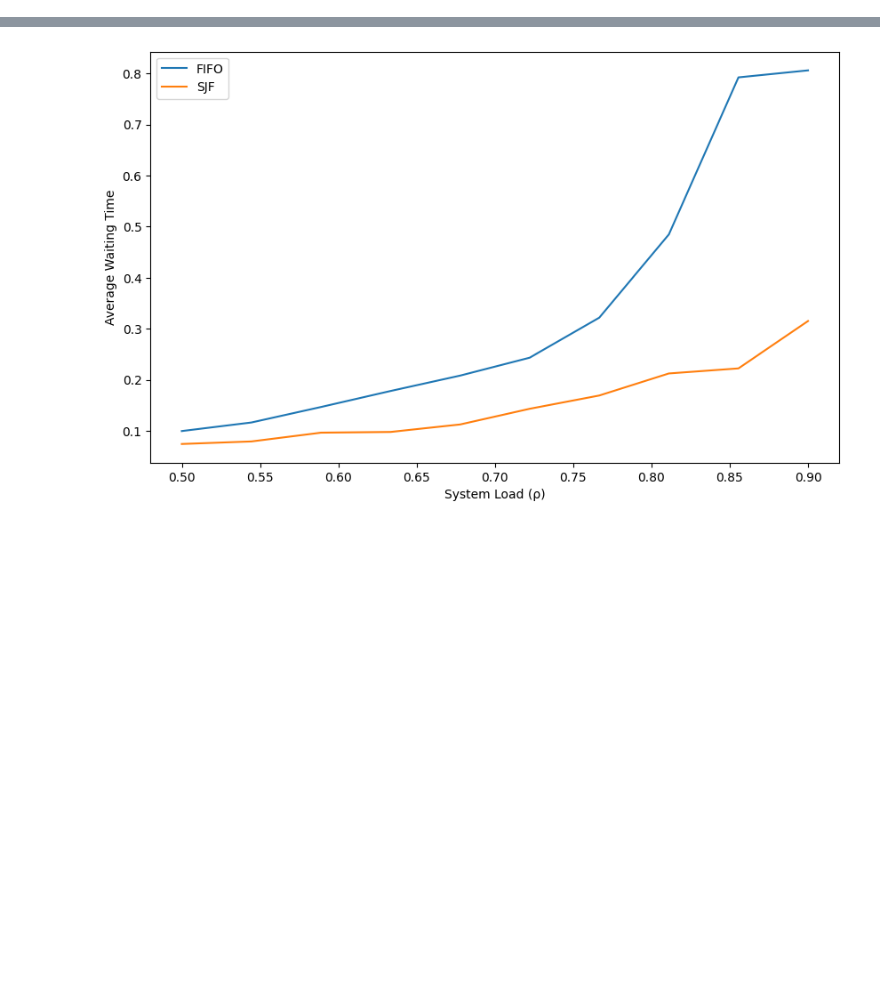
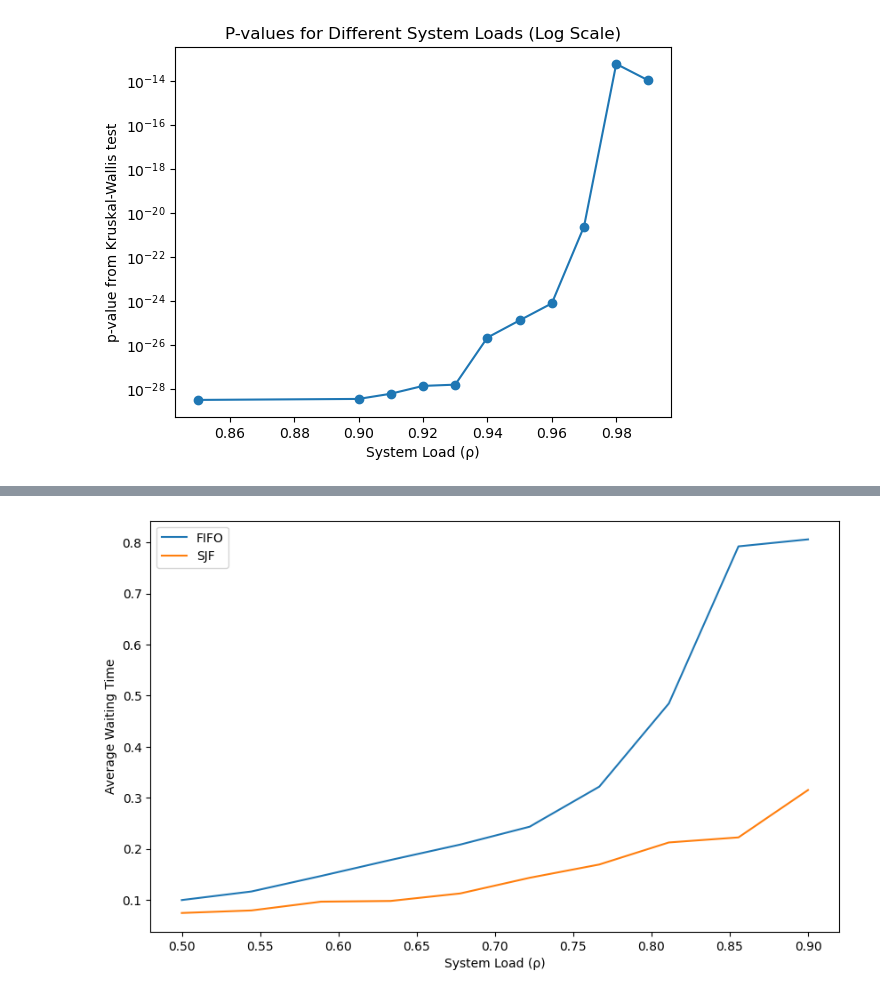
Before and after one commit to jazminli/DES-Simulation-Assignment2, a Jupyter notebook: DES.ipynb, the cells around one changed output, grey strips where cells are left out. Cells and saved outputs as stored; diff of their text form; code cells hidden in the pictures; blank space fills up the shorter version.

```diff
--- a/DES.ipynb
+++ b/DES.ipynb
@@ -264,0 +93,72 @@ Load 0.9: FIFO vs. SJF p-value = 0.0000
+# %%
+from scipy.stats import kruskal
+# Set the random seed for reproducibility
+random.seed(42)
+
+# Define the customer process
+def customer(env, server, service_rate):
+    """Customer process."""
+    arrival_time = env.now
+    with server.request() as request:
+        yield request
+        yield env.timeout(random.expovariate(service_rate))
+        wait_time = env.now - arrival_time
+        wait_times.append(wait_time)
+
+# Define the environment setup
+def setup(env, n_servers, service_rate, arrival_rate):
+    """Setup the simulation environment."""
+    server = simpy.Resource(env, capacity=n_servers)
+    while True:
+        yield env.timeout(random.expovariate(arrival_rate))
+        env.process(customer(env, server, service_rate))
+
+# Run simulation and collect wait times for a given number of servers and arrival rate
+def run_simulation(n_servers, service_rate, arrival_rate, sim_time):
+    env = simpy.Environment()
+    global wait_times
+    wait_times = []  # Initialize wait times for this simulation run
+    env.process(setup(env, n_servers, service_rate, arrival_rate))
+    env.run(until=sim_time)
+    return wait_times
+
+# Parameters
+servers = [1, 2, 4]  # Number of servers
+mu_rate = 1.0  # Service rate
+sim_time = 5000  # Simulation time
+runs = 50  # Number of runs to simulate
+rho_values = [0.85, 0.9, 0.91, 0.92, 0.93, 0.94, 0.95,0.96,0.97,0.98,0.99]
+# Run simulations and apply Kruskal-Wallis test
+all_results = {rho: {n: [] for n in servers} for rho in rho_values}
+p_values = []
+
+# For each system load
+for rho in rho_values:
+    # For each server configuration
+    for n in servers:
+        lambda_rate = rho * n * mu_rate   # corrected lambda rate
+        # Collect wait times for a number of runs
+        all_wait_times = [run_simulation(n, mu_rate, lambda_rate, sim_time) for _ in range(runs)]
+        # Calculate average wait times
+        avg_wait_times = [np.mean(wt) for wt in all_wait_times if wt]
+        all_results[rho][n] = avg_wait_times
+
+    # Now perform the Kruskal-Wallis test for each rho value
+    # Extract the list of average wait times for each server configuration
+    data = [all_results[rho][n] for n in servers if all_results[rho][n]]
+    if len(data) == len(servers):  # Ensure we have data for all server configurations
+        stat, p = kruskal(*data)
+        p_values.append(p)
+        print(f"Kruskal-Wallis test p-value for ρ={rho}: {p}")
+    else:
+        print(f"Insufficient data for Kruskal-Wallis test for ρ={rho}")
+
+
+# Plot p-values with a logarithmic scale on the y-axis
+plt.plot(rho_values, p_values, marker='o')
+plt.xlabel('System Load (ρ)')
+plt.ylabel('p-value from Kruskal-Wallis test')
+plt.yscale('log')  # Set the y-axis to a logarithmic scale
+plt.title('P-values for Different System Loads (Log Scale)')
+plt.show()
+# %% [output]
@@ -264,0 +176 @@ Load 0.9: FIFO vs. SJF p-value = 0.0000
+[figure, added]
```
Also changed, not shown: parts of 10 cells of this notebook.
